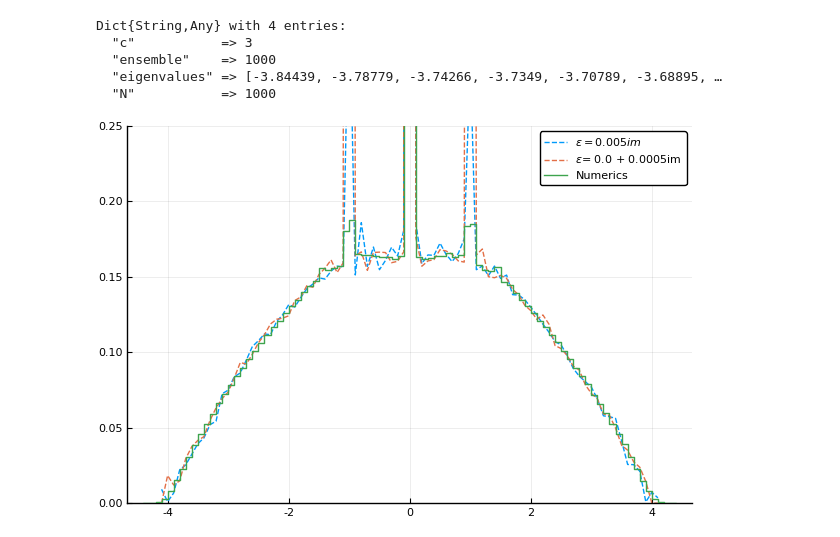
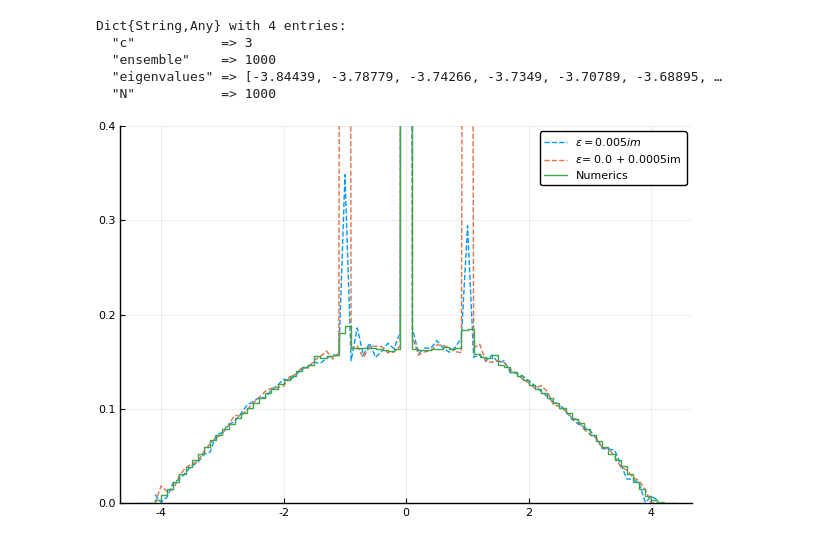
Before and after one commit to dapias/SparseBarratMezard, a Jupyter notebook: Poisson Matrix.ipynb, the cells around one changed output. Cells and saved outputs as stored; diff of their text form; code cells hidden in the pictures.

```diff
--- a/Poisson Matrix.ipynb
+++ b/Poisson Matrix.ipynb
@@ -33,6 +33,6 @@ Dict{String,Any} with 4 entries:
 # %%
 rho_emp = numerics["eigenvalues"];
 # %%
-stephist!(rho_emp, nbins = 100, normed = true, ylim = (0.,0.25), label = "Numerics")
+stephist!(rho_emp, nbins = 100, normed = true, ylim = (0.,0.4), label = "Numerics")
 # %% [output]
-[figure, old version]
+[figure, new version]
```
Also changed, not shown: 2 other files.
